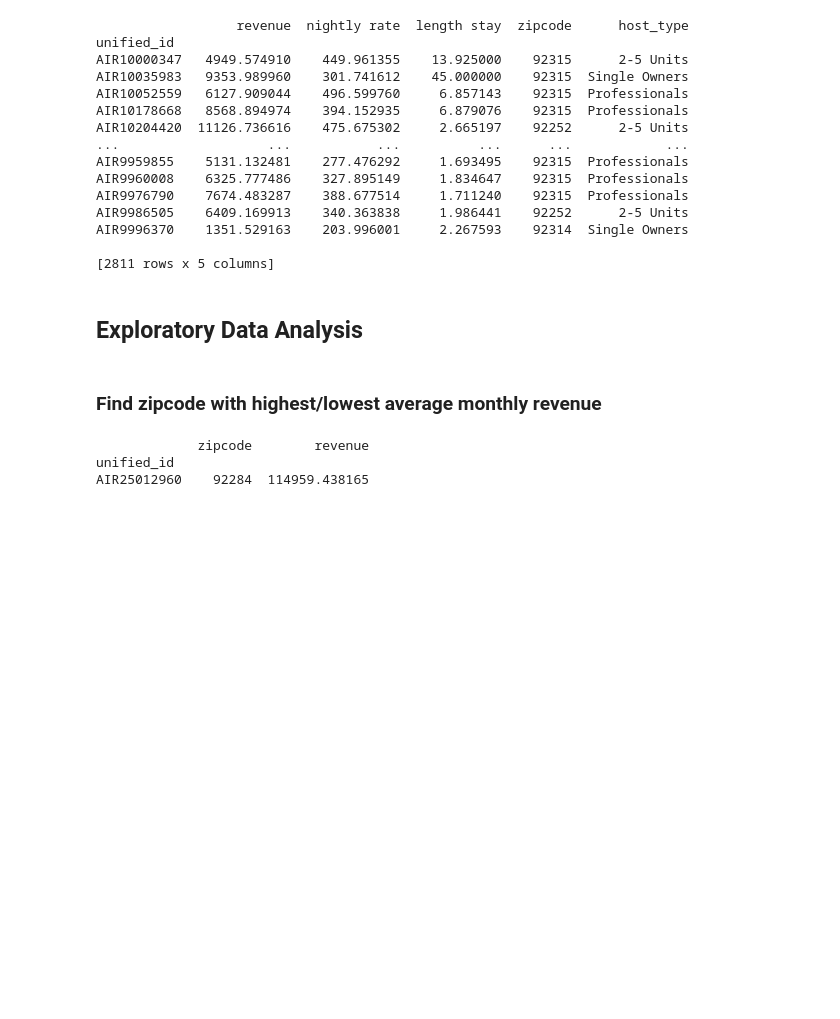
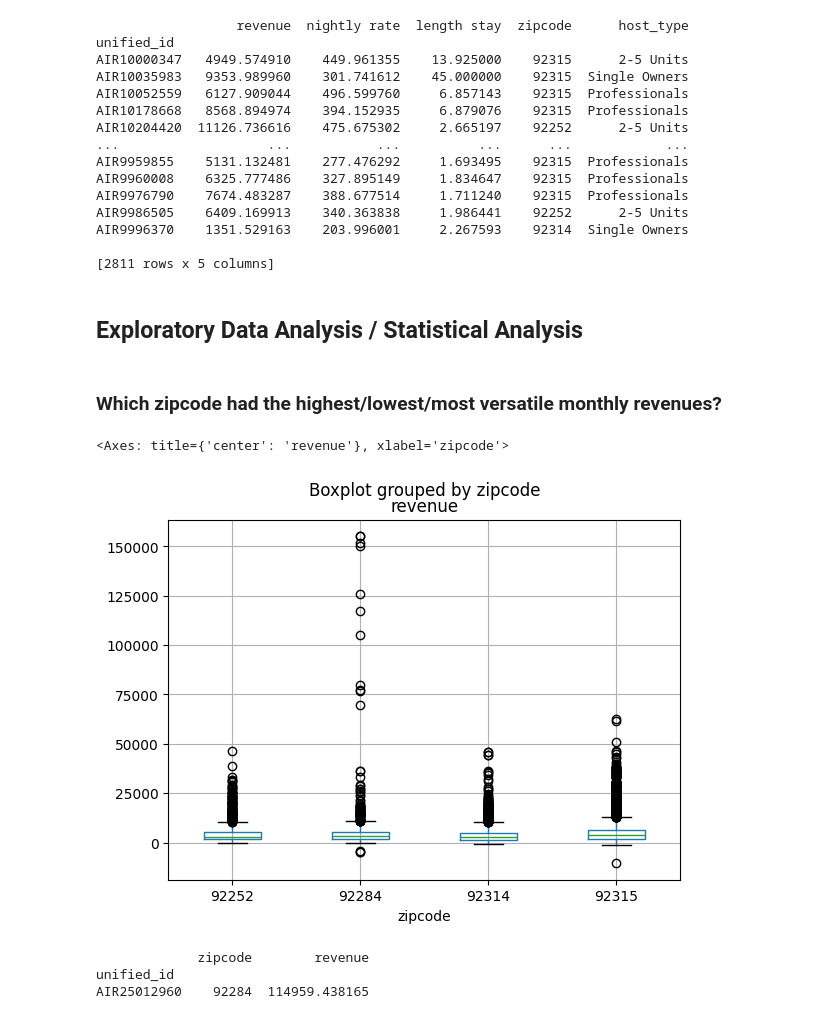
Before and after one commit to pbrown50/AirBnB-Data-Analysis, a Jupyter notebook: dataanalysis.ipynb, the cells around one changed output. Cells and saved outputs as stored; diff of their text form; code cells hidden in the pictures; blank space fills up the shorter version.

Commit message:
statistical analysis and organizing code

```diff
--- a/dataanalysis.ipynb
+++ b/dataanalysis.ipynb
@@ -134,9 +128,14 @@ AIR9996370    1351.529163    203.996001     2.267593    92314  Single Owners
 
 [2811 rows x 5 columns]
 # %% [markdown]
-## Exploratory Data Analysis
+## Exploratory Data Analysis / Statistical Analysis
 # %% [markdown]
-### Find zipcode with highest/lowest average monthly revenue
+### Which zipcode had the highest/lowest/most versatile monthly revenues?
+# %%
+df.boxplot(column='revenue',by='zipcode')
+# %% [output]
+<Axes: title={'center': 'revenue'}, xlabel='zipcode'>
+[figure, added]
 # %%
 print(result.loc[result["revenue"] == result["revenue"].max()][["zipcode", "revenue"]])
 
```
Also changed, not shown: parts of 15 cells of this notebook.
